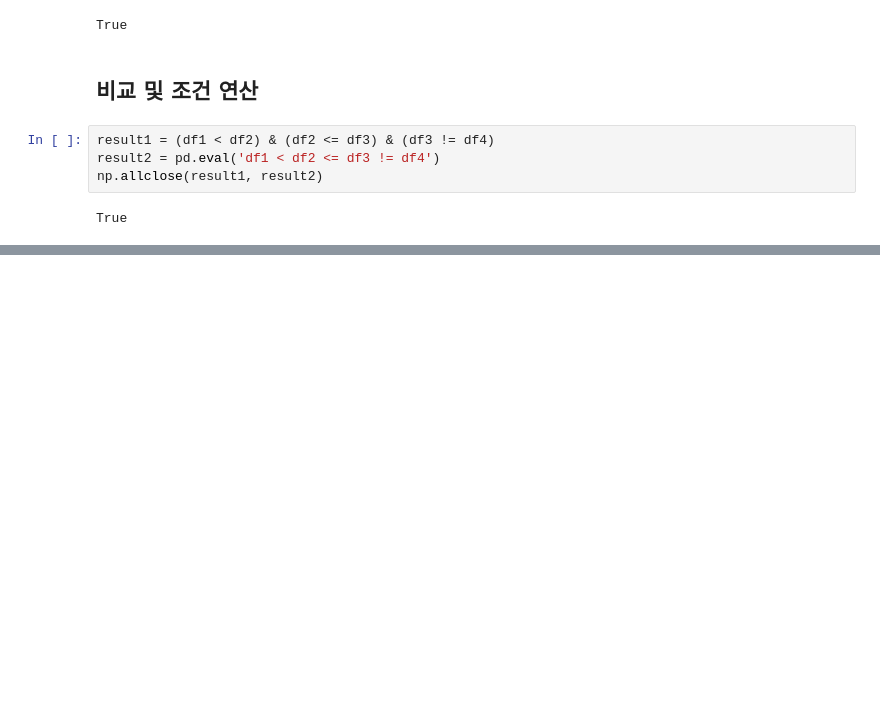
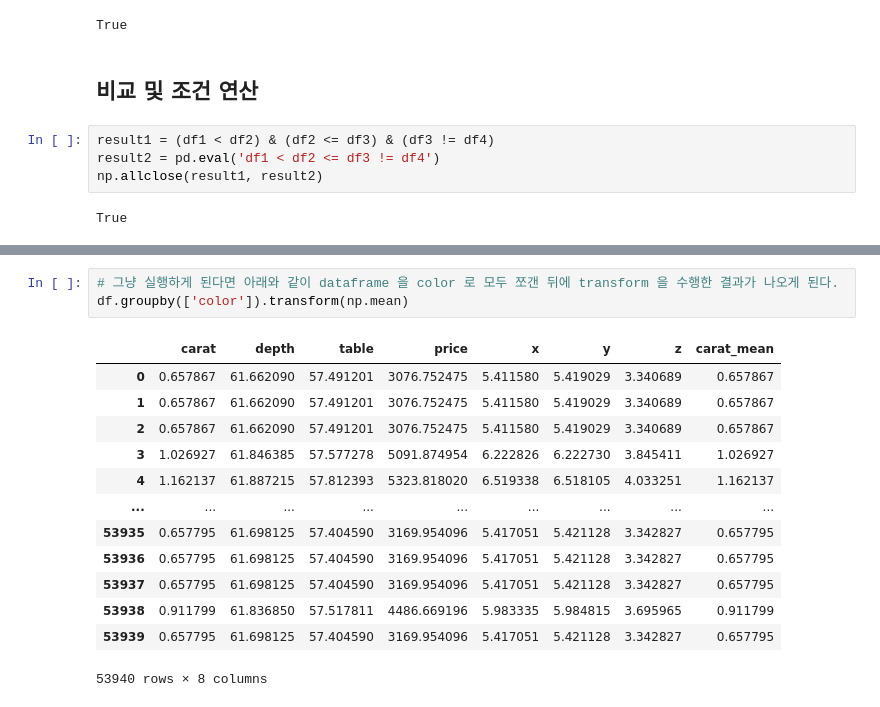
Before and after one commit to hana-dool/Data_Processing, a Jupyter notebook: (elementary 2).ipynb, the cells around one changed output, grey strips where cells are left out. Cells and saved outputs as stored; diff of their text form; blank space fills up the shorter version.

```diff
--- a/(elementary 2).ipynb
+++ b/(elementary 2).ipynb
@@ -200,0 +279,17 @@ True
+# %%
+# 그냥 실행하게 된다면 아래와 같이 dataframe 을 color 로 모두 쪼갠 뒤에 transform 을 수행한 결과가 나오게 된다.
+df.groupby(['color']).transform(np.mean)
+# %% [output]
+|  | carat | depth | table | price | x | y | z | carat_mean |
+| 0 | 0.657867 | 61.662090 | 57.491201 | 3076.752475 | 5.411580 | 5.419029 | 3.340689 | 0.657867 |
+| 1 | 0.657867 | 61.662090 | 57.491201 | 3076.752475 | 5.411580 | 5.419029 | 3.340689 | 0.657867 |
+| 2 | 0.657867 | 61.662090 | 57.491201 | 3076.752475 | 5.411580 | 5.419029 | 3.340689 | 0.657867 |
+| 3 | 1.026927 | 61.846385 | 57.577278 | 5091.874954 | 6.222826 | 6.222730 | 3.845411 | 1.026927 |
+| 4 | 1.162137 | 61.887215 | 57.812393 | 5323.818020 | 6.519338 | 6.518105 | 4.033251 | 1.162137 |
+| ... | ... | ... | ... | ... | ... | ... | ... | ... |
+| 53935 | 0.657795 | 61.698125 | 57.404590 | 3169.954096 | 5.417051 | 5.421128 | 3.342827 | 0.657795 |
+| 53936 | 0.657795 | 61.698125 | 57.404590 | 3169.954096 | 5.417051 | 5.421128 | 3.342827 | 0.657795 |
+| 53937 | 0.657795 | 61.698125 | 57.404590 | 3169.954096 | 5.417051 | 5.421128 | 3.342827 | 0.657795 |
+| 53938 | 0.911799 | 61.836850 | 57.517811 | 4486.669196 | 5.983335 | 5.984815 | 3.695965 | 0.911799 |
+| 53939 | 0.657795 | 61.698125 | 57.404590 | 3169.954096 | 5.417051 | 5.421128 | 3.342827 | 0.657795 |
+53940 rows × 8 columns
```
Also changed, not shown: parts of 21 cells of this notebook, 3 other files.
